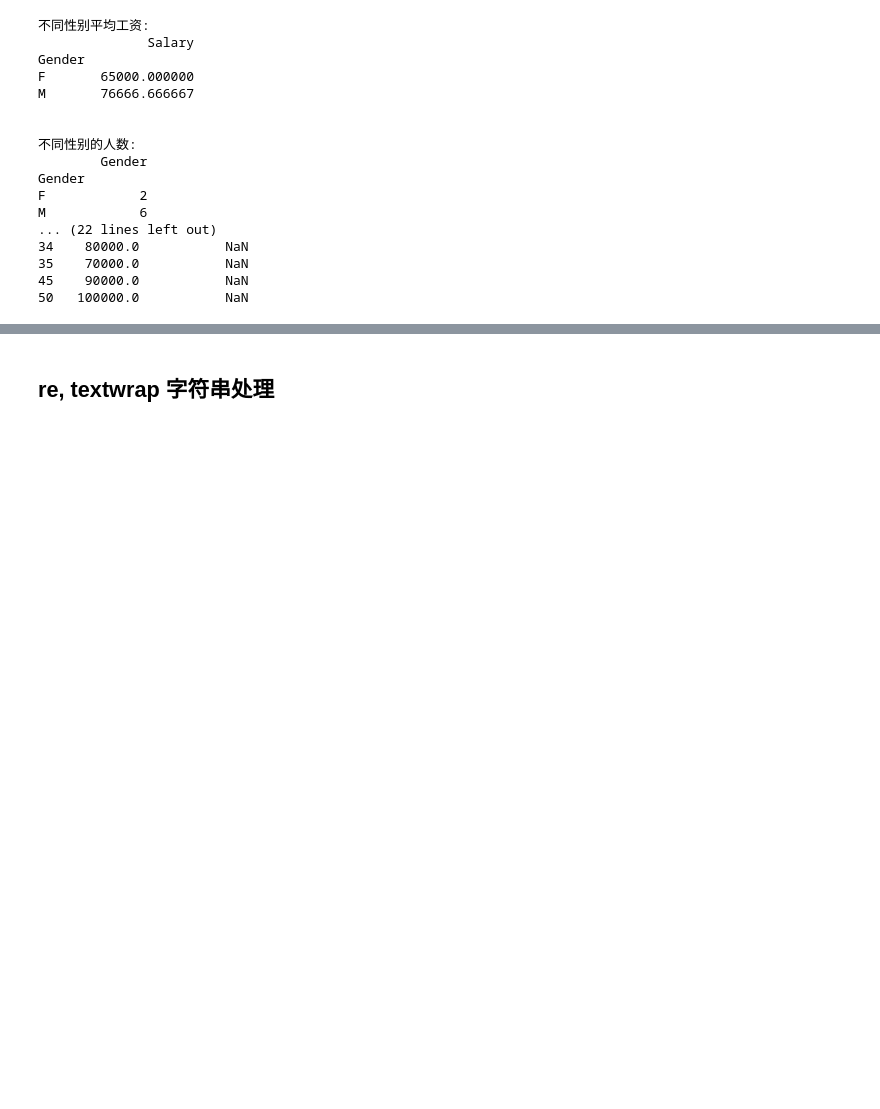
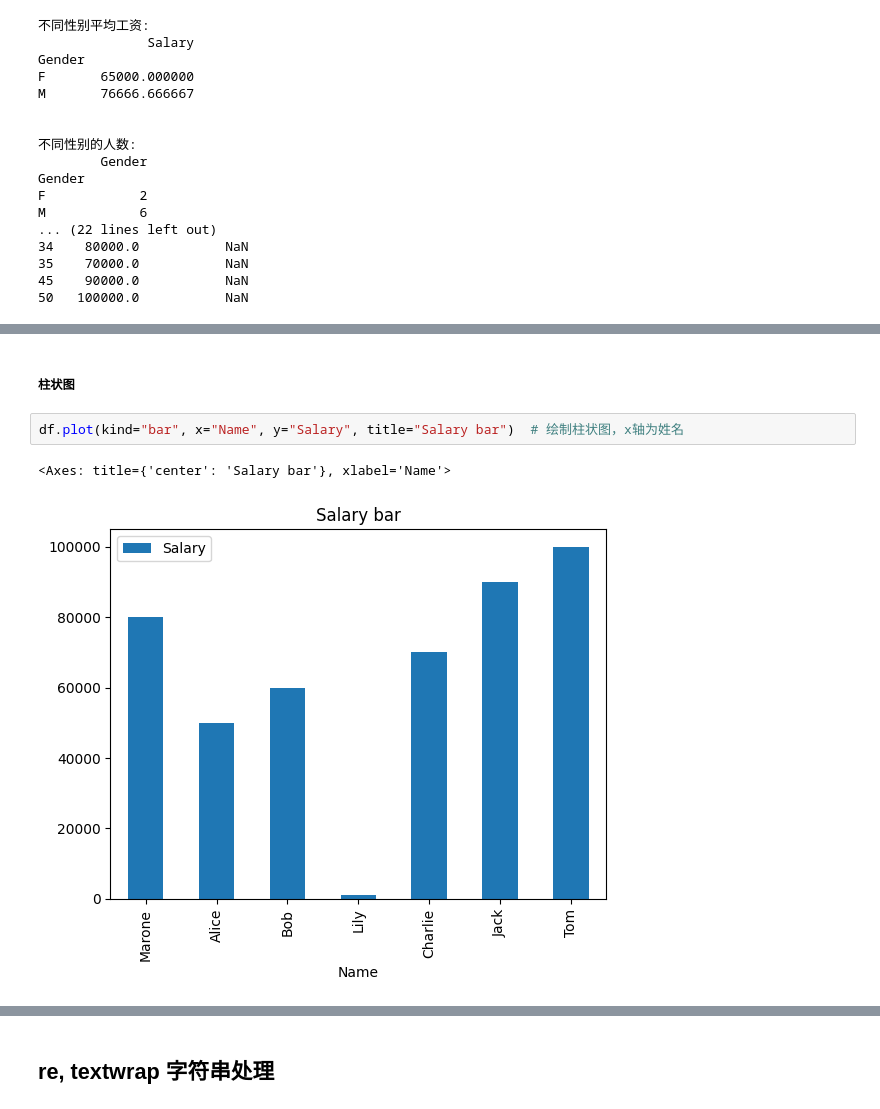
Before and after one commit to chunyi-11/PythonCourse, a Jupyter notebook: Class_5.ipynb, the cells around one changed output, grey strips where cells are left out. Cells and saved outputs as stored; diff of their text form; blank space fills up the shorter version.

```diff
--- a/Class_5.ipynb
+++ b/Class_5.ipynb
@@ -1252,0 +1529,7 @@ M            6
+# %% [markdown]
+##### **柱状图**
+# %%
+df.plot(kind="bar", x="Name", y="Salary", title="Salary bar")  # 绘制柱状图，x轴为姓名
+# %% [output]
+<Axes: title={'center': 'Salary bar'}, xlabel='Name'>
+[figure, added]
```
Also changed, not shown: parts of 46 cells of this notebook.
